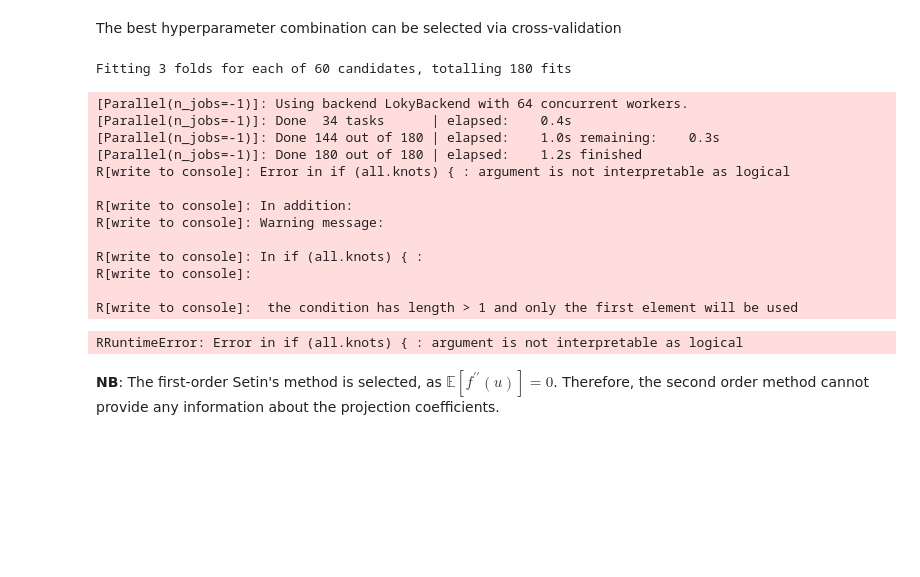
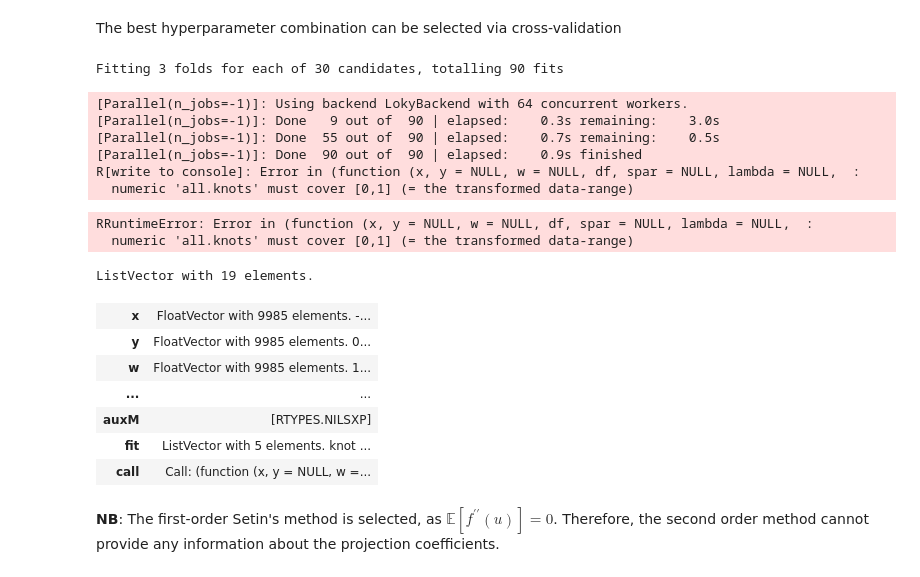
Before and after one commit to ZebinYang/pysim, a Jupyter notebook: example/SIM Regression by Stein's Method.ipynb, the cells around one changed output. Cells and saved outputs as stored; diff of their text form; code cells hidden in the pictures; blank space fills up the shorter version.

```diff
--- a/example/SIM Regression by Stein's Method.ipynb
+++ b/example/SIM Regression by Stein's Method.ipynb
@@ -73,28 +73,40 @@ The best hyperparameter combination can be selected via cross-validation
 %%time
 
 param_grid = {"method": ["first_order", "second_order"],
-              "knot_dist": ["uniform", "quantile"],
+              "knot_dist": ["uniform"],
               "reg_lambda": [0.1, 0.2, 0.3, 0.4, 0.5],
               "reg_gamma": np.logspace(-1, 1, 3)}
 grid = GridSearchCV(SimRegressor(degree=2, knot_num=20, spline="smoothing_spline", random_state=0), iid=False,
                     cv=KFold(3, shuffle=True, random_state=0), param_grid=param_grid, n_jobs=-1, verbose=2, error_score=np.nan)
 grid.fit(x, y)
 # %% [output]
-Fitting 3 folds for each of 60 candidates, totalling 180 fits
+Fitting 3 folds for each of 30 candidates, totalling 90 fits
 [Parallel(n_jobs=-1)]: Using backend LokyBackend with 64 concurrent workers.
-[Parallel(n_jobs=-1)]: Done  34 tasks      | elapsed:    0.4s
-[Parallel(n_jobs=-1)]: Done 144 out of 180 | elapsed:    1.0s remaining:    0.3s
-[Parallel(n_jobs=-1)]: Done 180 out of 180 | elapsed:    1.2s finished
-R[write to console]: Error in if (all.knots) { : argument is not interpretable as logical
-
-R[write to console]: In addition:
-R[write to console]: Warning message:
-
-R[write to console]: In if (all.knots) { :
-R[write to console]:
-
-R[write to console]:  the condition has length > 1 and only the first element will be used
+[Parallel(n_jobs=-1)]: Done   9 out of  90 | elapsed:    0.3s remaining:    3.0s
+[Parallel(n_jobs=-1)]: Done  55 out of  90 | elapsed:    0.7s remaining:    0.5s
+[Parallel(n_jobs=-1)]: Done  90 out of  90 | elapsed:    0.9s finished
+R[write to console]: Error in (function (x, y = NULL, w = NULL, df, spar = NULL, lambda = NULL,  :
+  numeric 'all.knots' must cover [0,1] (= the transformed data-range)
-RRuntimeError: Error in if (all.knots) { : argument is not interpretable as logical
+RRuntimeError: Error in (function (x, y = NULL, w = NULL, df, spar = NULL, lambda = NULL,  :
+  numeric 'all.knots' must cover [0,1] (= the transformed data-range)
+# %%
+from rpy2 import robjects as ro
+from rpy2.robjects import numpy2ri
+from rpy2.robjects.packages import importr
+ro.FloatVector(knots)
+numpy2ri.activate()
+stats = importr("stats")
+knots = list(np.linspace(0, 1, 10 + 2, dtype=np.float32))
+stats.smooth_spline(x[:,0], y, all_knots=ro.FloatVector(knots))
+# %% [output]
+ListVector with 19 elements.
+| x | FloatVector with 9985 elements. -... |
+| y | FloatVector with 9985 elements. 0... |
+| w | FloatVector with 9985 elements. 1... |
+| ... | ... |
+| auxM | [RTYPES.NILSXP] |
+| fit | ListVector with 5 elements. knot ... |
+| call | Call: (function (x, y = NULL, w =... |
 # %%
 grid.best_params_
 # %% [markdown]
```
Also changed, not shown: 2 other files.
